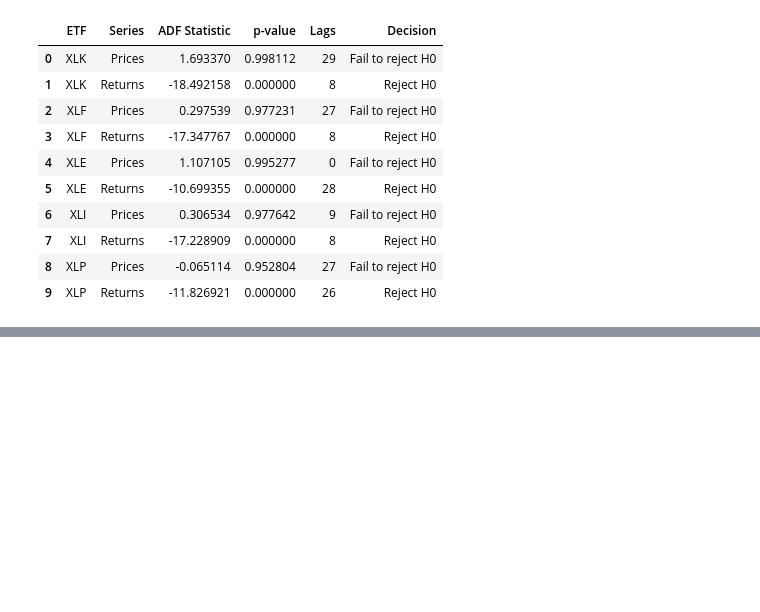
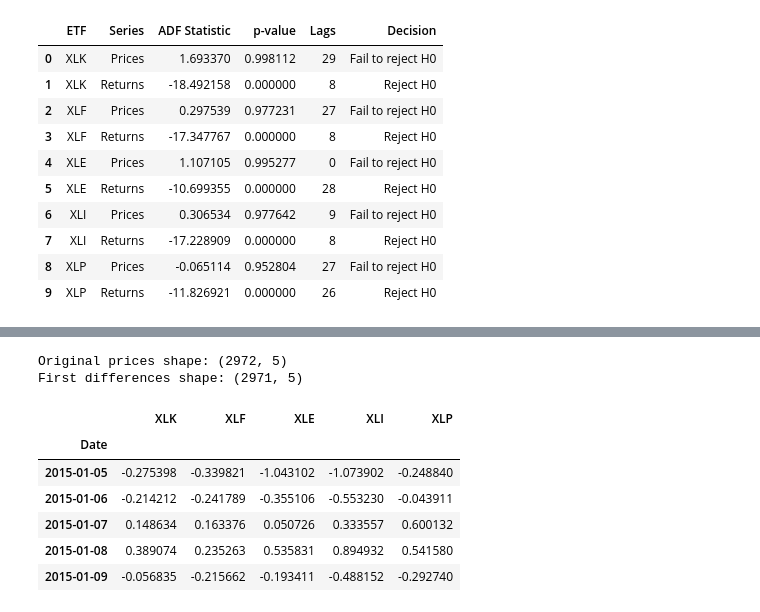
Before and after one commit to adylezz/bayesian-basket-trading, a Jupyter notebook: notebooks/stationarity_analysis.ipynb, the cells around one changed output, grey strips where cells are left out. Cells and saved outputs as stored; diff of their text form; code cells hidden in the pictures; blank space fills up the shorter version.

```diff
--- a/notebooks/stationarity_analysis.ipynb
+++ b/notebooks/stationarity_analysis.ipynb
@@ -200,0 +258,19 @@ display(adf_df.round(6))
+# %%
+# Calculate first differences of ETF prices
+
+price_diff = prices.diff().dropna()
+
+print("Original prices shape:", prices.shape)
+print("First differences shape:", price_diff.shape)
+
+display(price_diff.head())
+# %% [output]
+Original prices shape: (2972, 5)
+First differences shape: (2971, 5)
+|  | XLK | XLF | XLE | XLI | XLP |
+| Date |  |  |  |  |  |
+| 2015-01-05 | -0.275398 | -0.339821 | -1.043102 | -1.073902 | -0.248840 |
+| 2015-01-06 | -0.214212 | -0.241789 | -0.355106 | -0.553230 | -0.043911 |
+| 2015-01-07 | 0.148634 | 0.163376 | 0.050726 | 0.333557 | 0.600132 |
+| 2015-01-08 | 0.389074 | 0.235263 | 0.535831 | 0.894932 | 0.541580 |
+| 2015-01-09 | -0.056835 | -0.215662 | -0.193411 | -0.488152 | -0.292740 |
```
Also changed, not shown: parts of 21 cells of this notebook, 5 other files.
